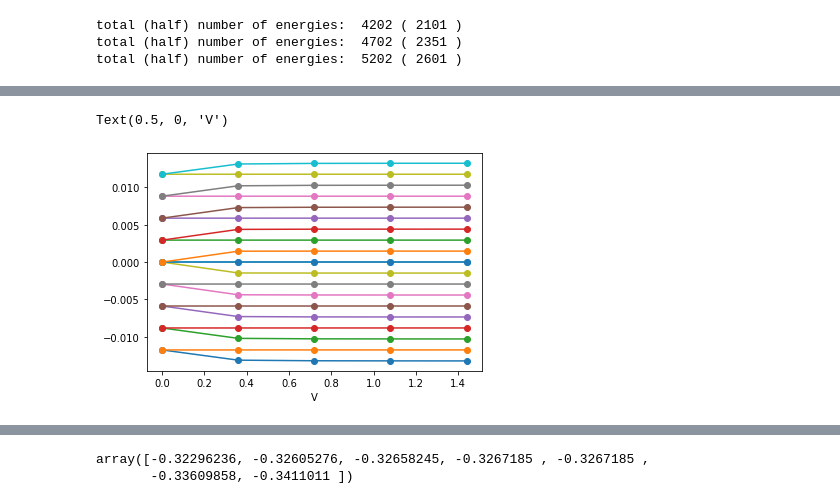
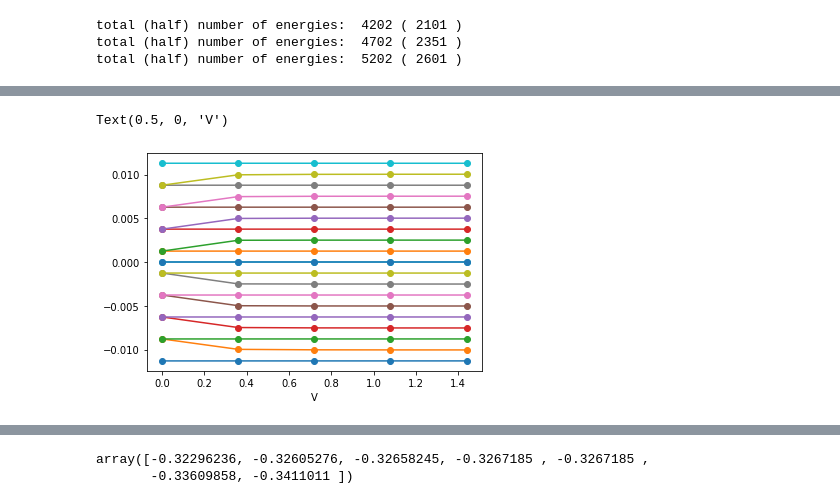
Before and after one commit to LeoFer-Bec/Topo_Supercond_notes, a Jupyter notebook: 5_Entropy_Kitaev_chain_SOC_NW.ipynb, the cells around one changed output, grey strips where cells are left out. Cells and saved outputs as stored; diff of their text form; code cells hidden in the pictures.

```diff
--- a/5_Entropy_Kitaev_chain_SOC_NW.ipynb
+++ b/5_Entropy_Kitaev_chain_SOC_NW.ipynb
@@ -214,8 +228,0 @@ dEn = Enlist[0] - np.roll(Enlist[0],1)
-# %%
-d_spacing_theory = 2*np.pi*alat/Ln
-nsts = 80
-nhlf = int(0.5*len(Enlist[0]))
-plt.plot(Enlist[0][nhlf-80:nhlf+80:],dEn[nhlf-80:nhlf+80:],'-o')
-plt.plot(np.linspace(Enlist[0][nhlf-80],Enlist[0][nhlf+80],7),d_spacing_theory*np.ones(7), '--k')
-plt.xlabel('Energy', fontsize=12)
-plt.ylabel('Level spacing '+r'$(E_{i+1}-E_i)$', fontsize=12)
@@ -325,6 +343,6 @@ array([[-4.0052459 , -4.00523871, -4.00100287, ...,  4.00100287,
 # %%
-plt.plot(xlist[1],Enlist[1][::,nhlf-10:nhlf+10:], '-o')
+plt.plot(xlist[2],Enlist[2][::,nhlf-10:nhlf+10:], '-o')
 plt.xlabel('V')
 # %% [output]
 Text(0.5, 0, 'V')
-[figure, old version]
+[figure, new version]
```
Also changed, not shown: parts of 47 cells of this notebook.
